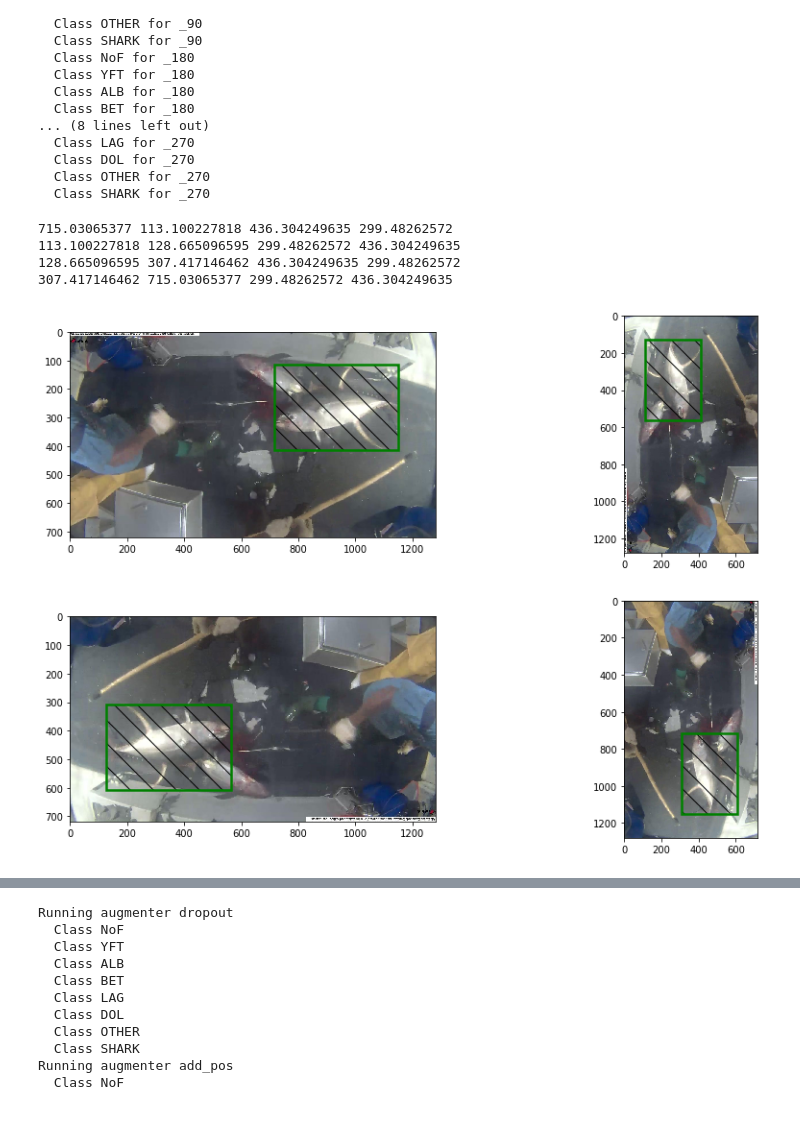
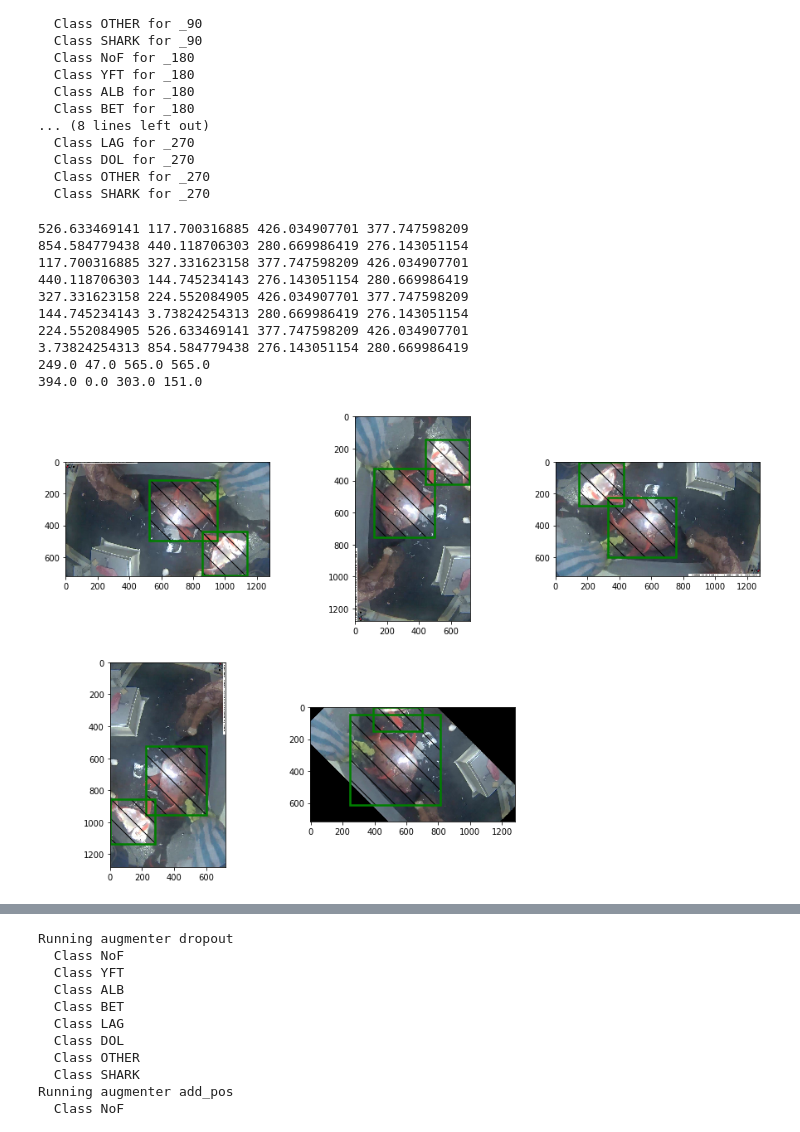
Before and after one commit to lqdreality/fisheries_monitoring, a Jupyter notebook: augmentation/generate_augmentations.ipynb, the cells around one changed output, grey strips where cells are left out. Drawn from its saved outputs; the diff is of its cells as text; code cells hidden in the pictures.

```diff
--- a/augmentation/generate_augmentations.ipynb
+++ b/augmentation/generate_augmentations.ipynb
@@ -312,22 +312,24 @@ out_superbox.close()
   Class SHARK for _270
 # %%
 # Validate the rotations
-img_file = 'YFT/img_01973'
+#img_file = 'YFT/img_01973'
 #img_file = 'YFT/img_02121'
-#img_file = 'LAG/img_01221'
+img_file = 'LAG/img_01221'
 box_file = LOCALIZER_DATA_DIR + '/rotate/boxes.csv'
 boxes = pd.read_csv(box_file, names = ["img", "x","y","width","height"])
 boxes_origg = pd.read_csv(LOCALIZER_DATA_DIR + '/original/boxes.csv', names = ["img", "x","y","width","height"])
 boxes_orig = boxes_origg[boxes_origg['img'] == img_file + '.jpg']
+boxes_225 = boxes[boxes['img'] == img_file + '_225.jpg']
 boxes_90 = boxes[boxes['img'] == img_file + '_90.jpg']
 boxes_180 = boxes[boxes['img'] == img_file + '_180.jpg']
 boxes_270 = boxes[boxes['img'] == img_file + '_270.jpg']
 img = np.array(imread(LOCALIZER_DATA_DIR + '/original/' + img_file + '.jpg'))
+img_225 = np.array(imread(LOCALIZER_DATA_DIR + '/rotate/' + img_file + '_225.jpg'))
 img_90 = np.array(imread(LOCALIZER_DATA_DIR + '/rotate/' + img_file + '_90.jpg'))
 img_180 = np.array(imread(LOCALIZER_DATA_DIR + '/rotate/' + img_file + '_180.jpg'))
 img_270 = np.array(imread(LOCALIZER_DATA_DIR + '/rotate/' + img_file + '_270.jpg'))
 fig = plt.figure(figsize=(15, 10))
-ax = fig.add_subplot(2,2,1)
+ax = fig.add_subplot(2,3,1)
 #_, ax = plt.subplots(1, 1, figsize=(80, 12))
 ax.imshow(img)
 for b in xrange(len(boxes_orig)) :
@@ -335,7 +337,7 @@ for b in xrange(len(boxes_orig)) :
     x, y, w, h = bb[1], bb[2], bb[3], bb[4]
     ax.add_patch(patches.Rectangle((x, y), w, h,hatch='\\',fill=False, color='g',linewidth=2.5))
     print x, y, w, h
-ax = fig.add_subplot(2,2,2)
+ax = fig.add_subplot(2,3,2)
 #_, ax = plt.subplots(1, 1, figsize=(80, 12))
 ax.imshow(img_90)
 for b in xrange(len(boxes_90)) :
@@ -343,7 +345,7 @@ for b in xrange(len(boxes_90)) :
     x, y, w, h = bb[1], bb[2], bb[3], bb[4]
     ax.add_patch(patches.Rectangle((x, y), w, h,hatch='\\',fill=False, color='g',linewidth=2.5))
     print x, y, w, h
-ax = fig.add_subplot(2,2,3)
+ax = fig.add_subplot(2,3,3)
 #_, ax = plt.subplots(1, 1, figsize=(80, 12))
 ax.imshow(img_180)
 for b in xrange(len(boxes_180)) :
@@ -351,43 +353,57 @@ for b in xrange(len(boxes_180)) :
     x, y, w, h = bb[1], bb[2], bb[3], bb[4]
     ax.add_patch(patches.Rectangle((x, y), w, h,hatch='\\',fill=False, color='g',linewidth=2.5))
     print x, y, w, h
-ax = fig.add_subplot(2,2,4)
+ax = fig.add_subplot(2,3,4)
 #_, ax = plt.subplots(1, 1, figsize=(80, 12))
 ax.imshow(img_270)
 for b in xrange(len(boxes_270)) :
     bb = boxes_270.iloc[b,]
+    x, y, w, h = bb[1], bb[2], bb[3], bb[4]
+    ax.add_patch(patches.Rectangle((x, y), w, h,hatch='\\',fill=False, color='g',linewidth=2.5))
+    print x, y, w, h
+ax = fig.add_subplot(2,3,5)
+#_, ax = plt.subplots(1, 1, figsize=(80, 12))
+ax.imshow(img_225)
+for b in xrange(len(boxes_225)) :
+    bb = boxes_225.iloc[b,]
     x, y, w, h = bb[1], bb[2], bb[3], bb[4]
     ax.add_patch(patches.Rectangle((x, y), w, h,hatch='\\',fill=False, color='g',linewidth=2.5))
     print x, y, w, h
 #print orig_w
 #print orig_h
 #print c
 #new_width = np.ceil(2*orig_w*np.cos(angle))
 #new_height = np.ceil(2*orig_w*np.sin(angle))
 #print new_width
 #print new_height
 #pad_img = np.zeros((int(new_height), int(new_width), c))
 #augmenter = augmenters.Affine(rotate=45)
 #aug_img = augmenter.augment_image(img)
 #plt.imshow(img)
 #plt.show()
 #plt.imshow(rot_img)
 #plt.show()
 #bb_w = 250
 #bb_h = 150
 
 #ax = fig.add_subplot(1,2,1)
 #ax.imshow(img)
 #ax.add_patch(patches.Rectangle((600, 400),bb_w,bb_h,hatch='\\',fill=False, color='g'))
 #ax = fig.add_subplot(1,2,2)
 #ax.imshow(rot_img)
 #ax.add_patch(patches.Rectangle(((400), orig_w-(600+bb_w)),bb_h,bb_w,hatch='\\',fill=False, color='g')) #90deg
 #ax.add_patch(patches.Rectangle((orig_w-(600+bb_w), orig_h-(400+bb_h)),bb_w,bb_h,hatch='\\',fill=False, color='g')) #180deg
 #ax.add_patch(patches.Rectangle((orig_h-(400+bb_h), 600),bb_h,bb_w,hatch='\\',fill=False, color='g'))#270deg
 plt.show()
 # %% [output]
-715.03065377 113.100227818 436.304249635 299.48262572
-113.100227818 128.665096595 299.48262572 436.304249635
-128.665096595 307.417146462 436.304249635 299.48262572
-307.417146462 715.03065377 299.48262572 436.304249635
+526.633469141 117.700316885 426.034907701 377.747598209
+854.584779438 440.118706303 280.669986419 276.143051154
+117.700316885 327.331623158 377.747598209 426.034907701
+440.118706303 144.745234143 276.143051154 280.669986419
+327.331623158 224.552084905 426.034907701 377.747598209
+144.745234143 3.73824254313 280.669986419 276.143051154
+224.552084905 526.633469141 377.747598209 426.034907701
+3.73824254313 854.584779438 276.143051154 280.669986419
+249.0 47.0 565.0 565.0
+394.0 0.0 303.0 151.0
-[figure, old version]
+[figure, new version]
```
Also changed, not shown: parts of 3 cells of this notebook, 1 other file.
